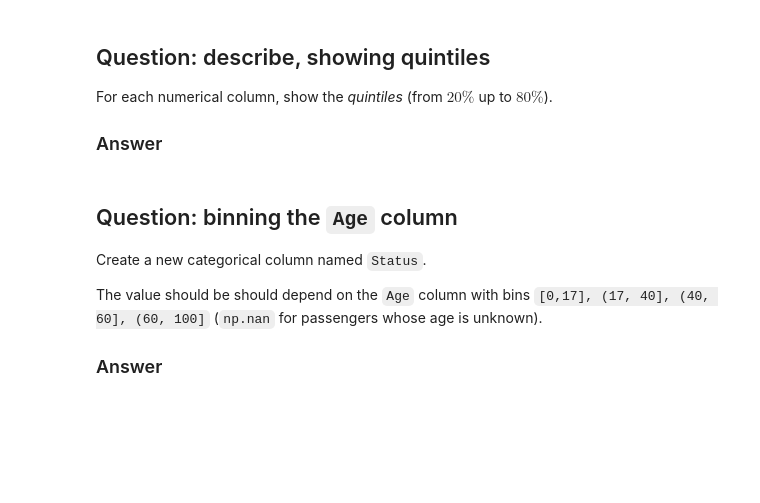
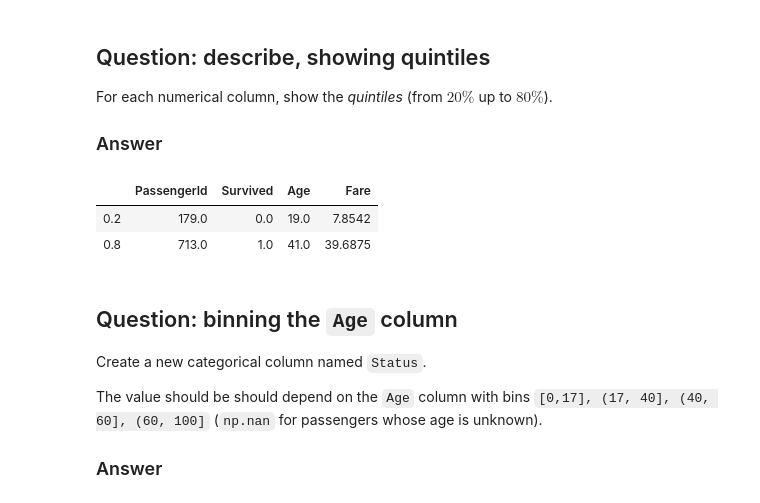
Before and after one commit to anis45/TechBigDataHomeWork, a Jupyter notebook: homework01.ipynb, the cells around one changed output. Saved outputs shown, nothing was run; the diff lists cells and outputs as text; code cells hidden in the pictures; blank space fills up the shorter version.

```diff
--- a/homework01.ipynb
+++ b/homework01.ipynb
@@ -245,6 +337,12 @@ some dots?
 For each numerical column, show the *quintiles* (from $20\%$ up to $80\%$).
 
 ### Answer
+# %%
+df.quantile([0.2,0.8],numeric_only=True)
+# %% [output]
+|  | PassengerId | Survived | Age | Fare |
+| 0.2 | 179.0 | 0.0 | 19.0 | 7.8542 |
+| 0.8 | 713.0 | 1.0 | 41.0 | 39.6875 |
 # %% [markdown]
 
 
```
Also changed, not shown: parts of 12 cells of this notebook.
